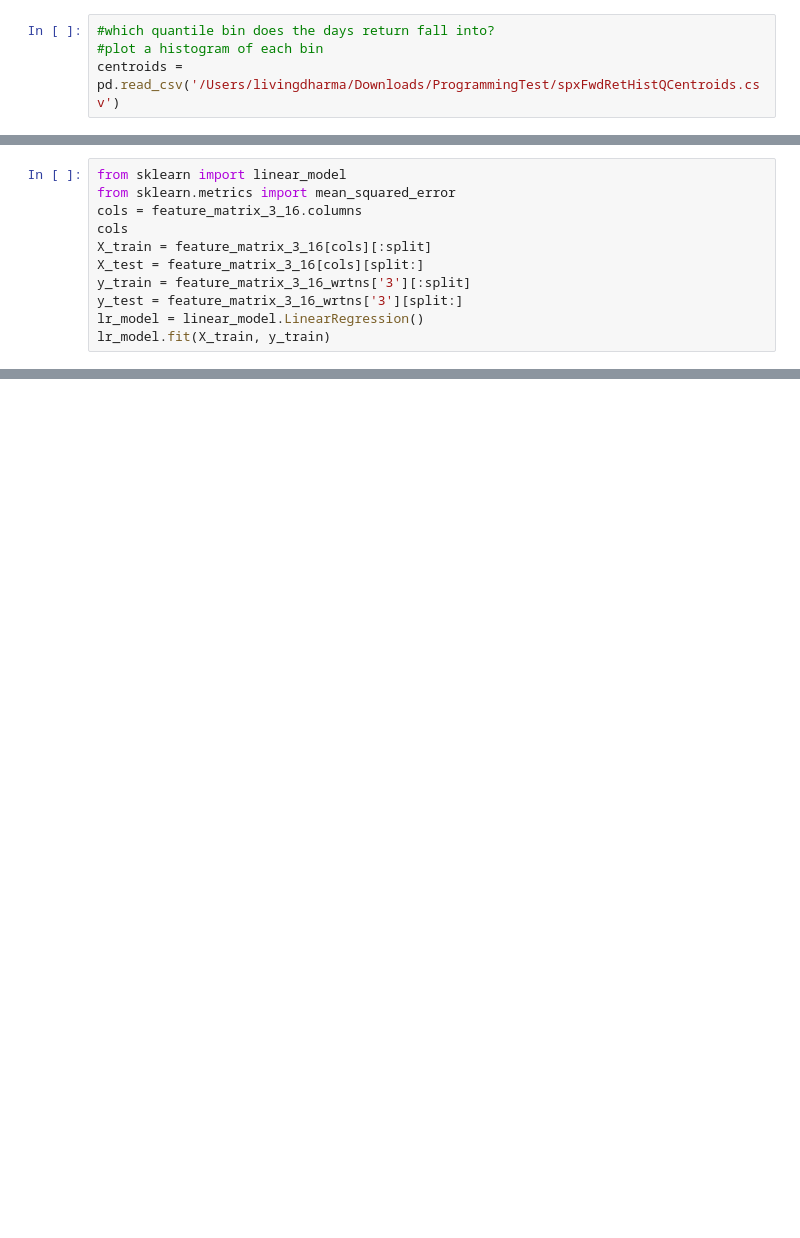
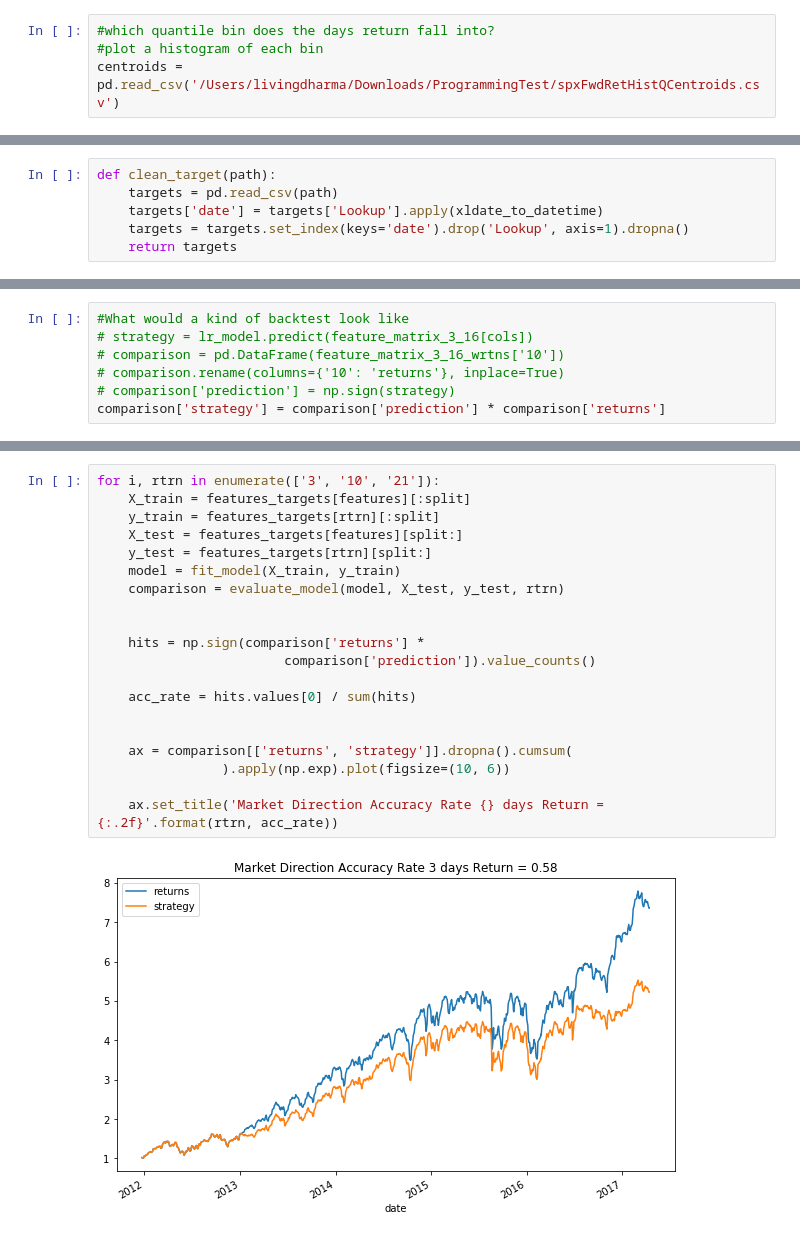
Before and after one commit to eliekawerk/trading, a Jupyter notebook: spx_ml.ipynb, the cells around one changed output, grey strips where cells are left out. Drawn from its saved outputs; the diff is of its cells as text; blank space fills up the shorter version.

```diff
--- a/spx_ml.ipynb
+++ b/spx_ml.ipynb
@@ -57,3 +84,9 @@ cols = feature_matrix_3_16.columns
+# %%
+def clean_target(path):
+    targets = pd.read_csv(path)
+    targets['date'] = targets['Lookup'].apply(xldate_to_datetime)
+    targets = targets.set_index(keys='date').drop('Lookup', axis=1).dropna()
+    return targets
 # %%
 #run some ml stuff
 #check the 'goodness' of the model
@@ -70,11 +124,0 @@ split
-# %%
-from sklearn import linear_model
-from sklearn.metrics import mean_squared_error
-cols = feature_matrix_3_16.columns
-cols
-X_train = feature_matrix_3_16[cols][:split]
-X_test = feature_matrix_3_16[cols][split:]
-y_train = feature_matrix_3_16_wrtns['3'][:split]
-y_test = feature_matrix_3_16_wrtns['3'][split:]
-lr_model = linear_model.LinearRegression()
-lr_model.fit(X_train, y_train)
@@ -88,0 +125,7 @@ mean_squared_error(y_test, y_predict)
+# %%
+#What would a kind of backtest look like
+# strategy = lr_model.predict(feature_matrix_3_16[cols])
+# comparison = pd.DataFrame(feature_matrix_3_16_wrtns['10'])
+# comparison.rename(columns={'10': 'returns'}, inplace=True)
+# comparison['prediction'] = np.sign(strategy)
+comparison['strategy'] = comparison['prediction'] * comparison['returns']
@@ -88,0 +235,22 @@ mean_squared_error(y_test, y_predict)
+# %%
+for i, rtrn in enumerate(['3', '10', '21']):
+    X_train = features_targets[features][:split]
+    y_train = features_targets[rtrn][:split]
+    X_test = features_targets[features][split:]
+    y_test = features_targets[rtrn][split:]
+    model = fit_model(X_train, y_train)
+    comparison = evaluate_model(model, X_test, y_test, rtrn)
+
+
+    hits = np.sign(comparison['returns'] *
+                        comparison['prediction']).value_counts()
+
+    acc_rate = hits.values[0] / sum(hits)
+
+
+    ax = comparison[['returns', 'strategy']].dropna().cumsum(
+                ).apply(np.exp).plot(figsize=(10, 6))
+
+    ax.set_title('Market Direction Accuracy Rate {} days Return = {:.2f}'.format(rtrn, acc_rate))
+# %% [output]
+[figure, added]
```
Also changed, not shown: parts of 17 cells of this notebook.
